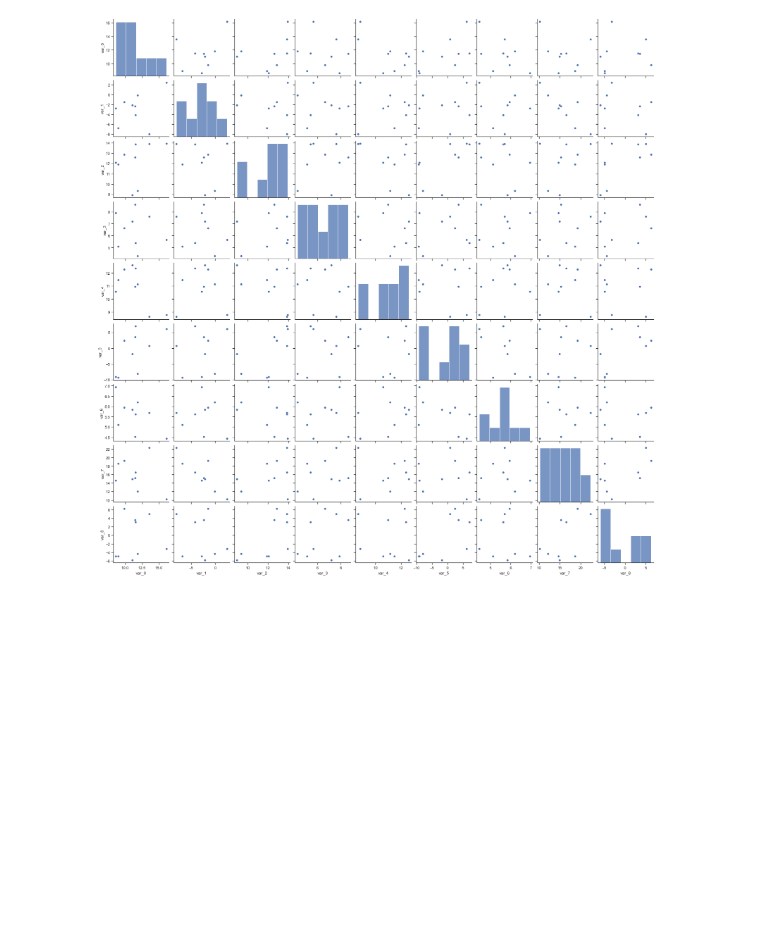
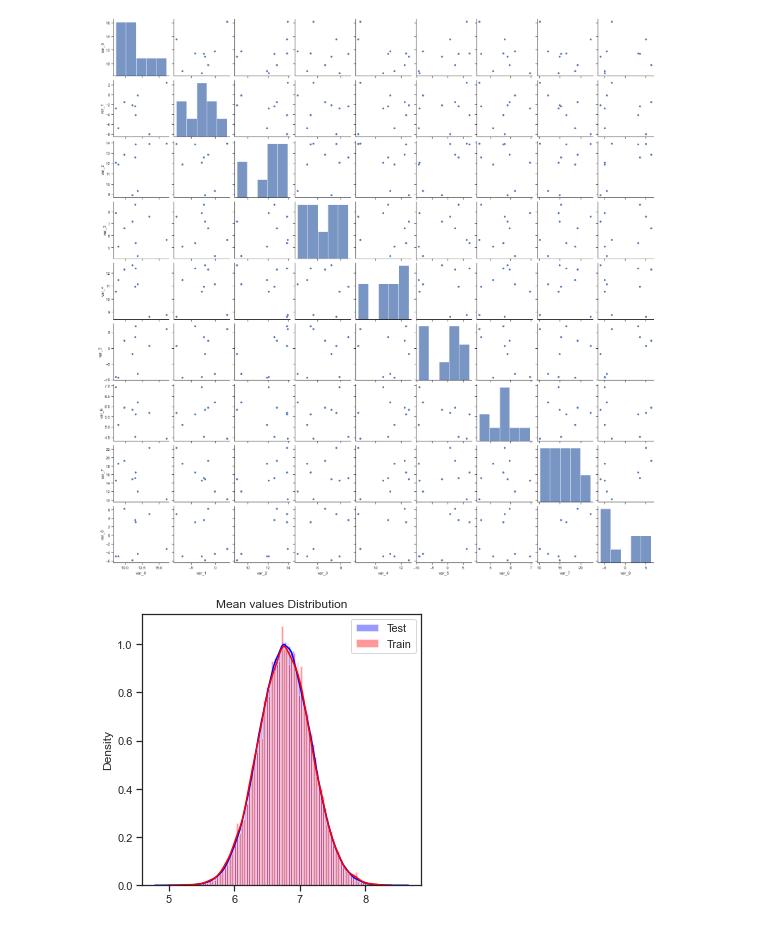
Before and after one commit to FerhatYilmaz1986/Ensemble-Learning-XGboost, a Jupyter notebook: Xgboost_classification.ipynb, the cells around one changed output. Saved outputs shown, nothing was run; the diff lists cells and outputs as text; code cells hidden in the pictures; blank space fills up the shorter version.

```diff
--- a/Xgboost_classification.ipynb
+++ b/Xgboost_classification.ipynb
@@ -118,3 +116,14 @@ sns.pairplot(data_X.iloc[0:9,0:9])
 # %% [output]
 <seaborn.axisgrid.PairGrid at 0x...>
 [figure]
+# %%
+#Compare Mean values distribution of trainig and test set
+data_Xtest=data_test.drop(['ID_code'],axis=1)
+plt.figure(figsize=[5,5])
+plt.title('Mean values Distribution')
+sns.distplot(data_Xtest.mean(axis=1),color='blue',bins=120,label='Test')
+sns.distplot(data_X.mean(axis=1), color='red',bins=120,label='Train')
+plt.legend()
+plt.show()
+# %% [output]
+[figure, added]
```
Also changed, not shown: parts of 1 cell of this notebook.
